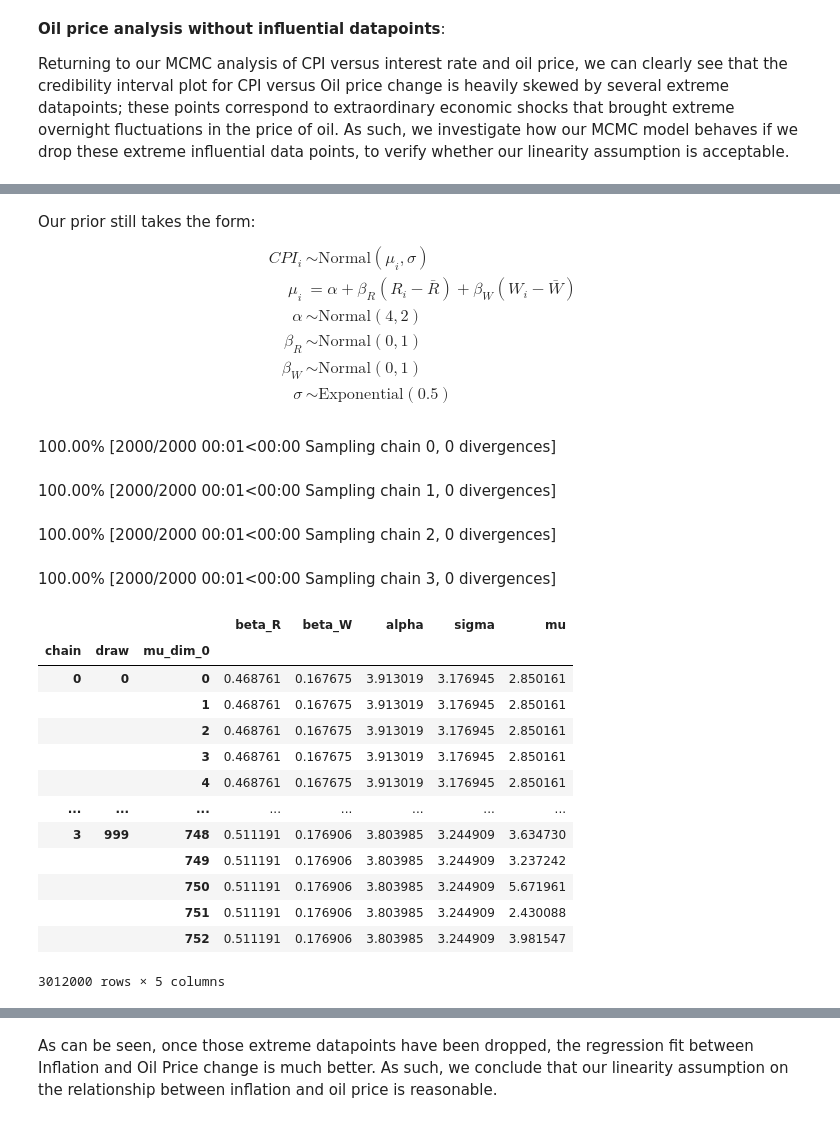
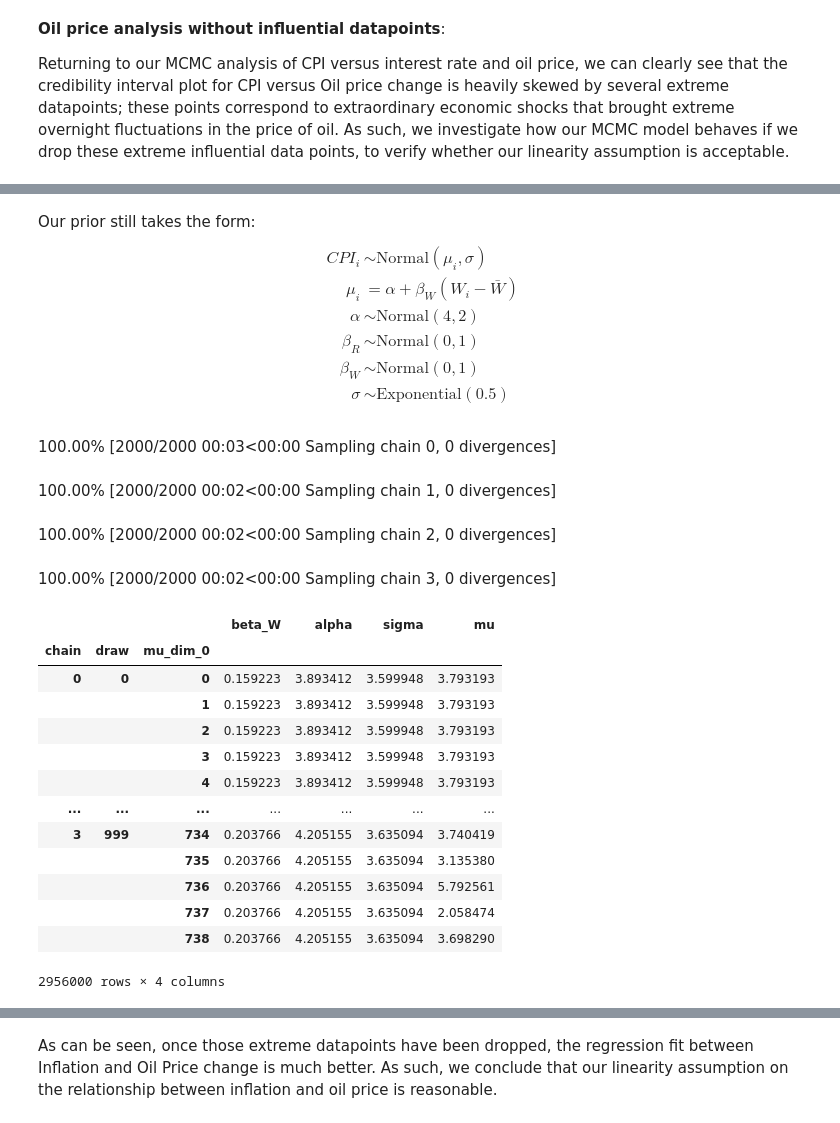
Before and after one commit to AndreiAf02/Math509Project_Public, a Jupyter notebook: 509ProjectV2.ipynb, the cells around one changed output, grey strips where cells are left out. Drawn from its saved outputs; the diff is of its cells as text; code cells hidden in the pictures.

```diff
--- a/509ProjectV2.ipynb
+++ b/509ProjectV2.ipynb
@@ -277,14 +277,14 @@ Now, we turn our attention to analyzing the significance of the relationship bet
 # %%
-with pm.Model() as model_gdp1:
+with pm.Model() as model_oil1:
     sigma = pm.Exponential('sigma', 0.5)
-    beta_G = pm.Normal('beta_G', mu=0, sigma=1)
+    beta_W = pm.Normal('beta_W', mu=0, sigma=1)
     alpha = pm.Normal('alpha', mu=4, sigma=2)
-    _mu = alpha + beta_G*(data_all['GDP']-data_all['GDP'].mean())
+    _mu = alpha + beta_W*(data_all['Oil']-data_all['Oil'].mean())
     mu = pm.Deterministic('mu', _mu)
     CPI = pm.Normal('CPI', mu=mu, sigma=sigma, observed=data_all['CPI.U'])
-    _model_gdp1_mcmc_samples = pm.sample(1000, tune=1000, chains=4)
-model_gdp1_mcmc_samples = _model_gdp1_mcmc_samples.posterior.to_dataframe()
-model_gdp1_mcmc_samples
+    _model_oil1_mcmc_samples = pm.sample(1000, tune=1000, chains=4)
+model_oil1_mcmc_samples = _model_oil1_mcmc_samples.posterior.to_dataframe()
+model_oil1_mcmc_samples
 # %% [output]
 100.00% [2000/2000 00:02<00:00 Sampling chain 0, 0 divergences]
 100.00% [2000/2000 00:02<00:00 Sampling chain 1, 0 divergences]
@@ -743,0 +776,8 @@ data_new
+# %%
+oil_threshold = data_all['Oil'].quantile([0.01, 0.99]).values
+oil_low_threshold, oil_high_threshold = oil_threshold
+
+data_new = data_all[(data_all['Oil'] > oil_low_threshold) & (data_all['Oil'] < oil_high_threshold)]
+
+# data_new = data_all[(data_all['Oil']<130) & (data_all['Oil']> -60)]
+data_new
@@ -745,7 +799,7 @@ data_new
 Our prior still takes the form:
 \begin{align*}
     CPI_{i} &\sim \text{Normal}(\mu_i, \sigma) \\
-    \mu_{i} &= \alpha + \beta_{R}(R_{i}-\bar{R}) + \beta_{W}(W_{i}-\bar{W}) \\
+    \mu_{i} &= \alpha + \beta_{W}(W_{i}-\bar{W}) \\
     \alpha &\sim \text{Normal}(4, 2) \\
     \beta_{R} &\sim \text{Normal}(0, 1) \\
     \beta_{W} &\sim \text{Normal}(0, 1) \\
@@ -754,32 +808,31 @@ Our prior still takes the form:
 # %%
 with pm.Model() as model_project2:
     sigma = pm.Exponential('sigma', 0.5)
-    beta_R = pm.Normal('beta_R', mu=0, sigma=1)
     beta_W = pm.Normal('beta_W', mu=0, sigma=1)
     alpha = pm.Normal('alpha', mu=4, sigma=2)
-    _mu = alpha + beta_R*(data_new['DPRIME']-data_new['DPRIME'].mean()) + beta_W*(data_new['Oil']-data_new['Oil'].mean())
+    _mu = alpha + beta_W*(data_new['Oil']-data_new['Oil'].mean())
     mu = pm.Deterministic('mu', _mu)
     CPI = pm.Normal('CPI', mu=mu, sigma=sigma, observed=data_new['CPI.U'])
     _model_project2_mcmc_samples = pm.sample(1000, tune=1000, chains=4)
 model_project2_mcmc_samples = _model_project2_mcmc_samples.posterior.to_dataframe()
 model_project2_mcmc_samples
 # %% [output]
-100.00% [2000/2000 00:01<00:00 Sampling chain 0, 0 divergences]
+100.00% [2000/2000 00:03<00:00 Sampling chain 0, 0 divergences]
-100.00% [2000/2000 00:01<00:00 Sampling chain 1, 0 divergences]
+100.00% [2000/2000 00:02<00:00 Sampling chain 1, 0 divergences]
-100.00% [2000/2000 00:01<00:00 Sampling chain 2, 0 divergences]
+100.00% [2000/2000 00:02<00:00 Sampling chain 2, 0 divergences]
-100.00% [2000/2000 00:01<00:00 Sampling chain 3, 0 divergences]
+100.00% [2000/2000 00:02<00:00 Sampling chain 3, 0 divergences]
-|  |  |  | beta_R | beta_W | alpha | sigma | mu |
-| chain | draw | mu_dim_0 |  |  |  |  |  |
-| 0 | 0 | 0 | 0.468761 | 0.167675 | 3.913019 | 3.176945 | 2.850161 |
-|  |  | 1 | 0.468761 | 0.167675 | 3.913019 | 3.176945 | 2.850161 |
-|  |  | 2 | 0.468761 | 0.167675 | 3.913019 | 3.176945 | 2.850161 |
-|  |  | 3 | 0.468761 | 0.167675 | 3.913019 | 3.176945 | 2.850161 |
-|  |  | 4 | 0.468761 | 0.167675 | 3.913019 | 3.176945 | 2.850161 |
-| ... | ... | ... | ... | ... | ... | ... | ... |
-| 3 | 999 | 748 | 0.511191 | 0.176906 | 3.803985 | 3.244909 | 3.634730 |
-|  |  | 749 | 0.511191 | 0.176906 | 3.803985 | 3.244909 | 3.237242 |
-|  |  | 750 | 0.511191 | 0.176906 | 3.803985 | 3.244909 | 5.671961 |
-|  |  | 751 | 0.511191 | 0.176906 | 3.803985 | 3.244909 | 2.430088 |
-|  |  | 752 | 0.511191 | 0.176906 | 3.803985 | 3.244909 | 3.981547 |
+|  |  |  | beta_W | alpha | sigma | mu |
+| chain | draw | mu_dim_0 |  |  |  |  |
+| 0 | 0 | 0 | 0.159223 | 3.893412 | 3.599948 | 3.793193 |
+|  |  | 1 | 0.159223 | 3.893412 | 3.599948 | 3.793193 |
+|  |  | 2 | 0.159223 | 3.893412 | 3.599948 | 3.793193 |
+|  |  | 3 | 0.159223 | 3.893412 | 3.599948 | 3.793193 |
+|  |  | 4 | 0.159223 | 3.893412 | 3.599948 | 3.793193 |
+| ... | ... | ... | ... | ... | ... | ... |
+| 3 | 999 | 734 | 0.203766 | 4.205155 | 3.635094 | 3.740419 |
+|  |  | 735 | 0.203766 | 4.205155 | 3.635094 | 3.135380 |
+|  |  | 736 | 0.203766 | 4.205155 | 3.635094 | 5.792561 |
+|  |  | 737 | 0.203766 | 4.205155 | 3.635094 | 2.058474 |
+|  |  | 738 | 0.203766 | 4.205155 | 3.635094 | 3.698290 |
-3012000 rows × 5 columns
+2956000 rows × 4 columns
 # %%
```
Also changed, not shown: parts of 14 cells of this notebook.
